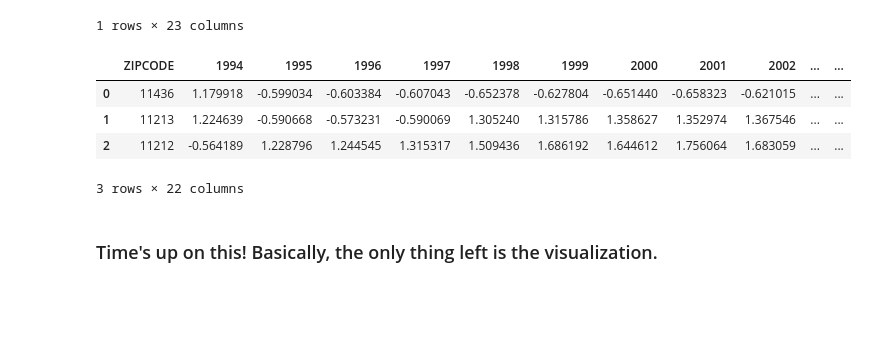
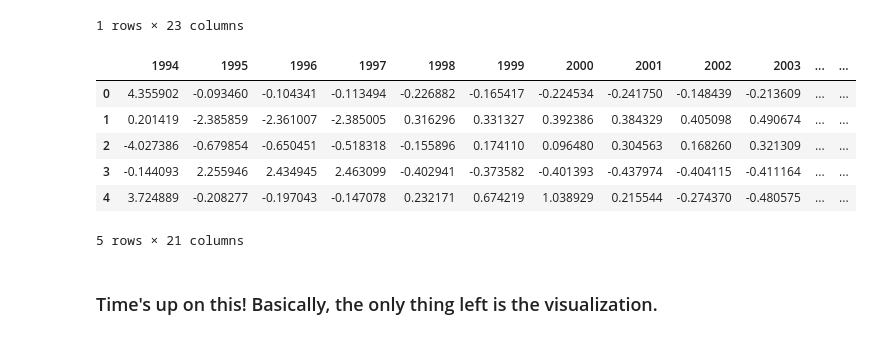
Before and after one commit to rrubo/PUI2017_rh2684, a Jupyter notebook: HW11_rh2684/HW11_assignment_1.ipynb, the cells around one changed output. Cells and saved outputs as stored; diff of their text form; code cells hidden in the pictures; blank space fills up the shorter version.

```diff
--- a/HW11_rh2684/HW11_assignment_1.ipynb
+++ b/HW11_rh2684/HW11_assignment_1.ipynb
@@ -348,37 +348,19 @@ finalDf.loc[:0:]
 
 normalizedDf = finalDf
 normalizedDf = normalizedDf.drop('kmLabels', axis=1);
-# %%
-# My fingers bleed writing this non-pythonic solution, but no time for loops now, sorry.
-
-normalizedDf[1994] = (normalizedDf[1994] - normalizedDf[1994].mean()) / normalizedDf[1994].std()
-normalizedDf[1995] = (normalizedDf[1995] - normalizedDf[1995].mean()) / normalizedDf[1995].std()
-normalizedDf[1996] = (normalizedDf[1996] - normalizedDf[1996].mean()) / normalizedDf[1996].std()
-normalizedDf[1997] = (normalizedDf[1997] - normalizedDf[1997].mean()) / normalizedDf[1997].std()
-normalizedDf[1998] = (normalizedDf[1998] - normalizedDf[1998].mean()) / normalizedDf[1998].std()
-normalizedDf[1999] = (normalizedDf[1999] - normalizedDf[1999].mean()) / normalizedDf[1999].std()
-normalizedDf[2000] = (normalizedDf[2000] - normalizedDf[2000].mean()) / normalizedDf[2000].std()
-normalizedDf[2001] = (normalizedDf[2001] - normalizedDf[2001].mean()) / normalizedDf[2001].std()
-normalizedDf[2002] = (normalizedDf[2002] - normalizedDf[2002].mean()) / normalizedDf[2002].std()
-normalizedDf[2003] = (normalizedDf[2003] - normalizedDf[2003].mean()) / normalizedDf[2003].std()
-normalizedDf[2004] = (normalizedDf[2004] - normalizedDf[2004].mean()) / normalizedDf[2004].std()
-normalizedDf[2005] = (normalizedDf[2005] - normalizedDf[2005].mean()) / normalizedDf[2005].std()
-normalizedDf[2006] = (normalizedDf[2006] - normalizedDf[2006].mean()) / normalizedDf[2006].std()
-normalizedDf[2007] = (normalizedDf[2007] - normalizedDf[2007].mean()) / normalizedDf[2007].std()
-normalizedDf[2008] = (normalizedDf[2008] - normalizedDf[2008].mean()) / normalizedDf[2008].std()
-normalizedDf[2009] = (normalizedDf[2009] - normalizedDf[2009].mean()) / normalizedDf[2009].std()
-normalizedDf[2010] = (normalizedDf[2010] - normalizedDf[2010].mean()) / normalizedDf[2010].std()
-normalizedDf[2011] = (normalizedDf[2011] - normalizedDf[2011].mean()) / normalizedDf[2011].std()
-normalizedDf[2012] = (normalizedDf[2012] - normalizedDf[2012].mean()) / normalizedDf[2012].std()
-normalizedDf[2013] = (normalizedDf[2013] - normalizedDf[2013].mean()) / normalizedDf[2013].std()
-normalizedDf[2014] = (normalizedDf[2014] - normalizedDf[2014].mean()) / normalizedDf[2014].std()
-# %%
-normalizedDf.head(3)
-# %% [output]
-|  | ZIPCODE | 1994 | 1995 | 1996 | 1997 | 1998 | 1999 | 2000 | 2001 | 2002 | ... | ... |
-| 0 | 11436 | 1.179918 | -0.599034 | -0.603384 | -0.607043 | -0.652378 | -0.627804 | -0.651440 | -0.658323 | -0.621015 | ... | ... |
-| 1 | 11213 | 1.224639 | -0.590668 | -0.573231 | -0.590069 | 1.305240 | 1.315786 | 1.358627 | 1.352974 | 1.367546 | ... | ... |
-| 2 | 11212 | -0.564189 | 1.228796 | 1.244545 | 1.315317 | 1.509436 | 1.686192 | 1.644612 | 1.756064 | 1.683059 | ... | ... |
-3 rows × 22 columns
+# %%
+rows = normalizedDf.index.tolist()
+
+for i in rows:
+    normalizedDf.loc[i] = (normalizedDf.loc[i] - normalizedDf.loc[i].mean()) / normalizedDf.loc[i].std()
+normalizedDf.head()
+# %% [output]
+|  | 1994 | 1995 | 1996 | 1997 | 1998 | 1999 | 2000 | 2001 | 2002 | 2003 | ... | ... |
+| 0 | 4.355902 | -0.093460 | -0.104341 | -0.113494 | -0.226882 | -0.165417 | -0.224534 | -0.241750 | -0.148439 | -0.213609 | ... | ... |
+| 1 | 0.201419 | -2.385859 | -2.361007 | -2.385005 | 0.316296 | 0.331327 | 0.392386 | 0.384329 | 0.405098 | 0.490674 | ... | ... |
+| 2 | -4.027386 | -0.679854 | -0.650451 | -0.518318 | -0.155896 | 0.174110 | 0.096480 | 0.304563 | 0.168260 | 0.321309 | ... | ... |
+| 3 | -0.144093 | 2.255946 | 2.434945 | 2.463099 | -0.402941 | -0.373582 | -0.401393 | -0.437974 | -0.404115 | -0.411164 | ... | ... |
+| 4 | 3.724889 | -0.208277 | -0.197043 | -0.147078 | 0.232171 | 0.674219 | 1.038929 | 0.215544 | -0.274370 | -0.480575 | ... | ... |
+5 rows × 21 columns
 # %% [markdown]
 ### Time's up on this! Basically, the only thing left is the visualization.
```
